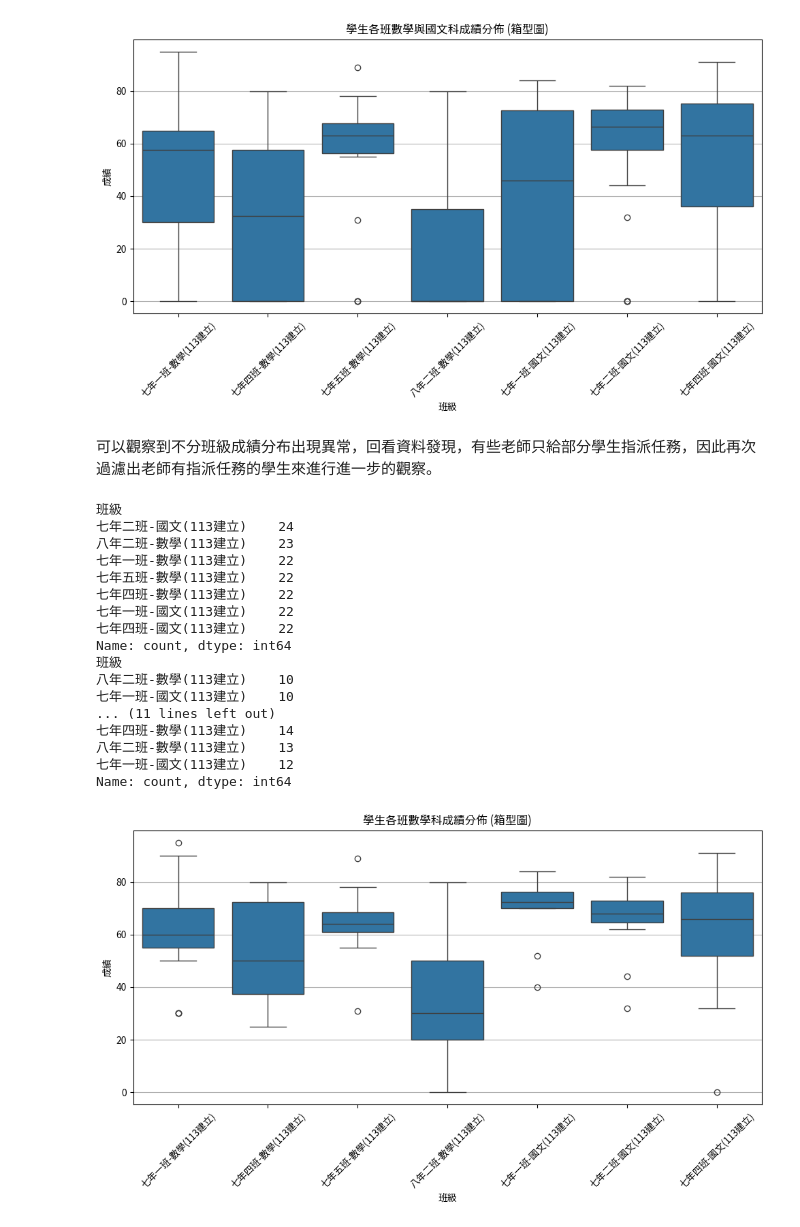
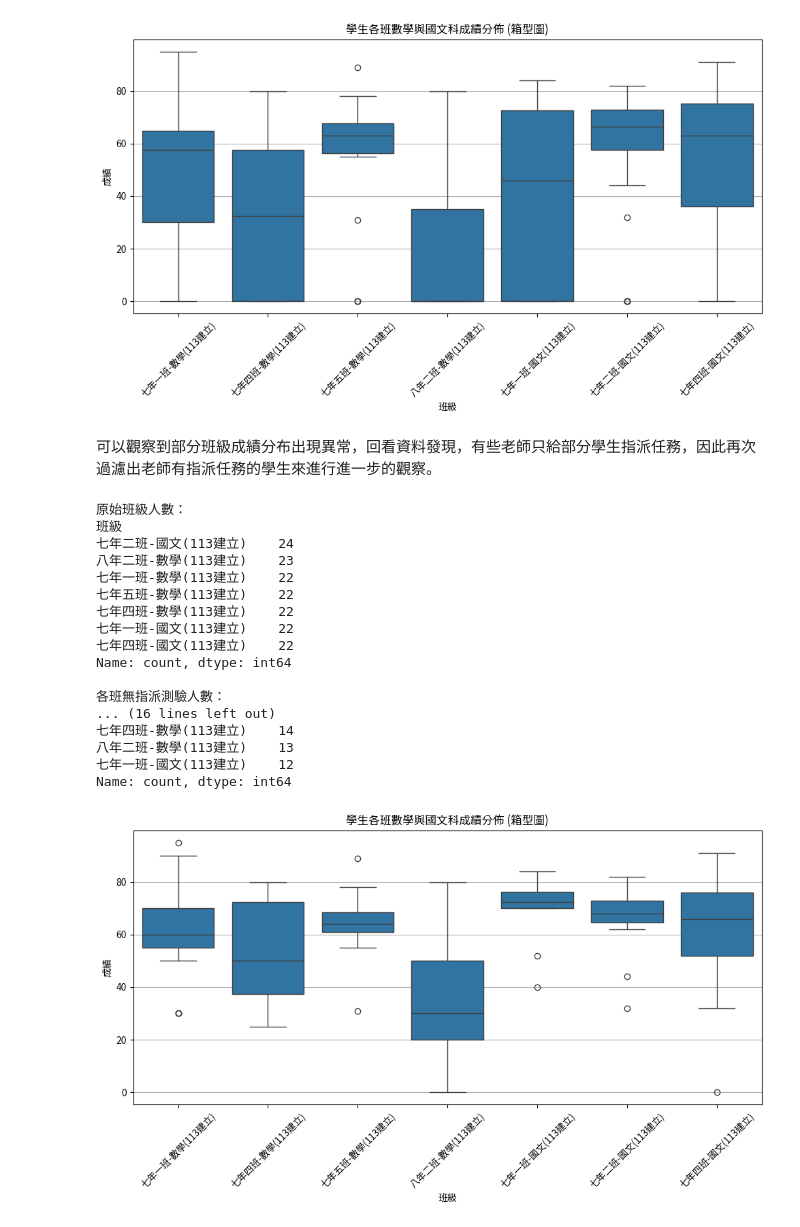
Before and after one commit to Emily-Hsu2004/edu-data-mining-, a Jupyter notebook: 練習/week3-課堂練習1.ipynb, the cells around one changed output. Saved outputs shown, nothing was run; the diff lists cells and outputs as text; code cells hidden in the pictures.

```diff
--- a/練習/week3-課堂練習1.ipynb
+++ b/練習/week3-課堂練習1.ipynb
@@ -269,14 +269,17 @@ plt.show()
 # %% [output]
 [figure]
 # %% [markdown]
-可以觀察到不分班級成績分布出現異常，回看資料發現，有些老師只給部分學生指派任務，因此再次過濾出老師有指派任務的學生來進行進一步的觀察。
+可以觀察到部分班級成績分布出現異常，回看資料發現，有些老師只給部分學生指派任務，因此再次過濾出老師有指派任務的學生來進行進一步的觀察。
 # %%
 df_78_cm_s_0 = df_78_cm_s[df_78_cm_s["老師指派測驗數"] != "0"]
 df_78_cm_s_1 = df_78_cm_s[df_78_cm_s["老師指派測驗數"] == "0"]
-print(df_78_cm_s['班級'].value_counts())
-print(df_78_cm_s_1['班級'].value_counts())
-print(df_78_cm_s_0['班級'].value_counts())
+titles = ["原始班級人數", "各班無指派測驗人數", "各班有指派測驗人數"]
+dfs = [df_78_cm_s, df_78_cm_s_1, df_78_cm_s_0]
+
+for title, df in zip(titles, dfs):
+    print(f"{title}：\n{df['班級'].value_counts()}\n")
 # %% [output]
+原始班級人數：
 班級
 七年二班-國文(113建立)    24
 八年二班-數學(113建立)    23
@@ -286,10 +289,9 @@ print(df_78_cm_s_0['班級'].value_counts())
 七年一班-國文(113建立)    22
 七年四班-國文(113建立)    22
 Name: count, dtype: int64
-班級
-八年二班-數學(113建立)    10
-七年一班-國文(113建立)    10
-... (11 lines left out)
+
+各班無指派測驗人數：
+... (16 lines left out)
 七年四班-數學(113建立)    14
 八年二班-數學(113建立)    13
 七年一班-國文(113建立)    12
@@ -297,12 +299,12 @@ Name: count, dtype: int64
 # %%
 plt.figure(figsize=(10, 6))
 sns.boxplot(x="班級", y="指派測驗平均成績", data=df_78_cm_s_0)
-plt.title("學生各班數學科成績分佈 (箱型圖)")
+plt.title("學生各班數學與國文科成績分佈 (箱型圖)")
 plt.xlabel("班級")
 plt.ylabel("成績")
 plt.xticks(rotation=45)
 plt.grid(axis="y")
 plt.tight_layout()
 plt.show()
 # %% [output]
-[figure, old version]
+[figure, new version]
```
